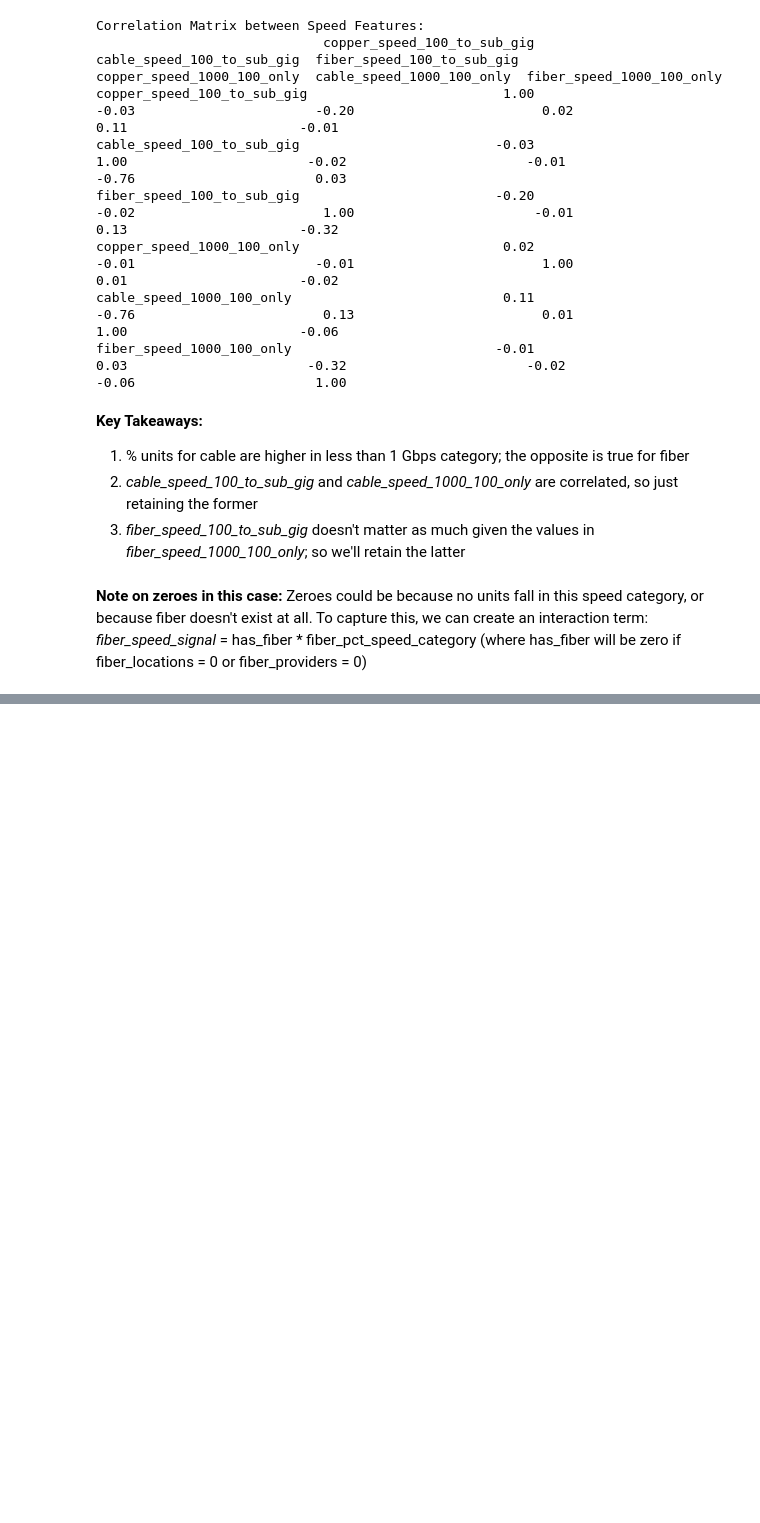
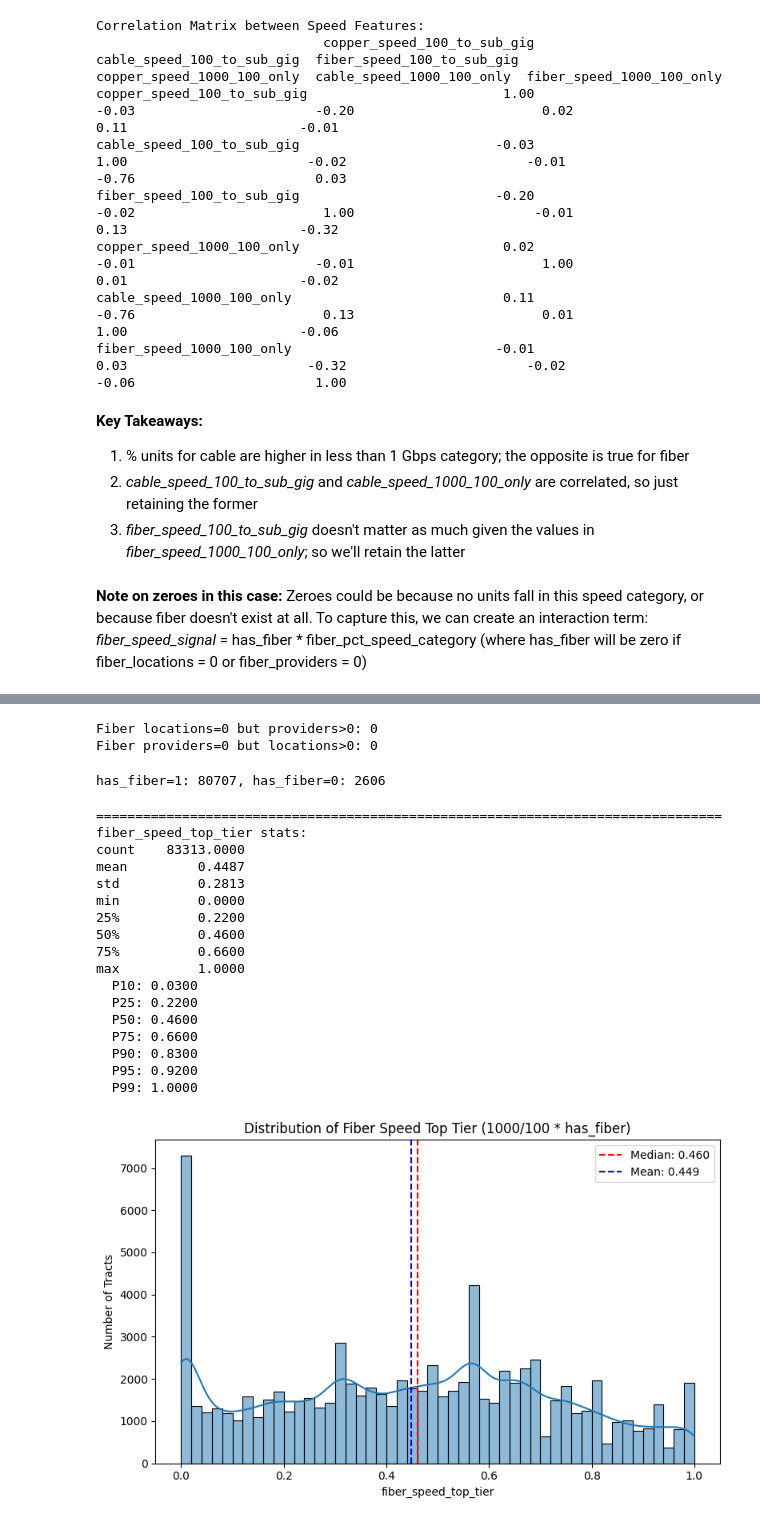
Before and after one commit to eprashar-clgx/network-idx, a Jupyter notebook: notebooks/04_eda_fcc_feature_engg.ipynb, the cells around one changed output, grey strips where cells are left out. Saved outputs shown, nothing was run; the diff lists cells and outputs as text; code cells hidden in the pictures; blank space fills up the shorter version.

```diff
--- a/notebooks/04_eda_fcc_feature_engg.ipynb
+++ b/notebooks/04_eda_fcc_feature_engg.ipynb
@@ -806,3 +803,56 @@ Zeroes could be because no units fall in this speed category, or because fiber d
     * The strategic story: an overbuilder entering this market is filling a real gap — the customers who want gigabit literally have no option today.
 
 3. TBD: growth * fiber_opportunity_gap
+# %%
+# Sanity check: tracts where fiber_location_count and fiber_provider_count disagree on zero
+fiber_loc_zero_prov_not = (tract_df_modified['fiber_location_count'] == 0) & (tract_df_modified['fiber_provider_count'] > 0)
+fiber_prov_zero_loc_not = (tract_df_modified['fiber_provider_count'] == 0) & (tract_df_modified['fiber_location_count'] > 0)
+print(f"Fiber locations=0 but providers>0: {fiber_loc_zero_prov_not.sum()}")
+print(f"Fiber providers=0 but locations>0: {fiber_prov_zero_loc_not.sum()}")
+# %% [output]
+Fiber locations=0 but providers>0: 0
+Fiber providers=0 but locations>0: 0
+# %%
+# has_fiber: 1 if both fiber_location_count > 0 and fiber_provider_count > 0
+tract_df_modified['has_fiber'] = ((tract_df_modified['fiber_location_count'] > 0) & (tract_df_modified['fiber_provider_count'] > 0)).astype(int)
+print(f"has_fiber=1: {tract_df_modified['has_fiber'].sum()}, has_fiber=0: {(tract_df_modified['has_fiber'] == 0).sum()}")
+# %% [output]
+has_fiber=1: 80707, has_fiber=0: 2606
+# %%
+# fiber_speed_top_tier
+tract_df_modified['fiber_speed_top_tier'] = tract_df_modified['fiber_speed_1000_100_only'] * tract_df_modified['has_fiber']
+
+print("=" * 80)
+print("fiber_speed_top_tier stats:")
+print(tract_df_modified['fiber_speed_top_tier'].describe().round(4).to_string())
+for p in [0.10, 0.25, 0.50, 0.75, 0.90, 0.95, 0.99]:
+    print(f"  P{int(p*100):02d}: {tract_df_modified['fiber_speed_top_tier'].quantile(p):.4f}")
+
+plt.figure(figsize=(8, 5))
+sns.histplot(tract_df_modified['fiber_speed_top_tier'], bins=50, kde=True)
+plt.title('Distribution of Fiber Speed Top Tier (1000/100 * has_fiber)')
+plt.xlabel('fiber_speed_top_tier')
+plt.ylabel('Number of Tracts')
+plt.axvline(tract_df_modified['fiber_speed_top_tier'].median(), color='red', linestyle='--', label=f'Median: {tract_df_modified["fiber_speed_top_tier"].median():.3f}')
+plt.axvline(tract_df_modified['fiber_speed_top_tier'].mean(), color='blue', linestyle='--', label=f'Mean: {tract_df_modified["fiber_speed_top_tier"].mean():.3f}')
+plt.legend()
+plt.tight_layout()
+# %% [output]
+================================================================================
+fiber_speed_top_tier stats:
+count    83313.0000
+mean         0.4487
+std          0.2813
+min          0.0000
+25%          0.2200
+50%          0.4600
+75%          0.6600
+max          1.0000
+  P10: 0.0300
+  P25: 0.2200
+  P50: 0.4600
+  P75: 0.6600
+  P90: 0.8300
+  P95: 0.9200
+  P99: 1.0000
+[figure, added]
```
Also changed, not shown: parts of 10 cells of this notebook.
